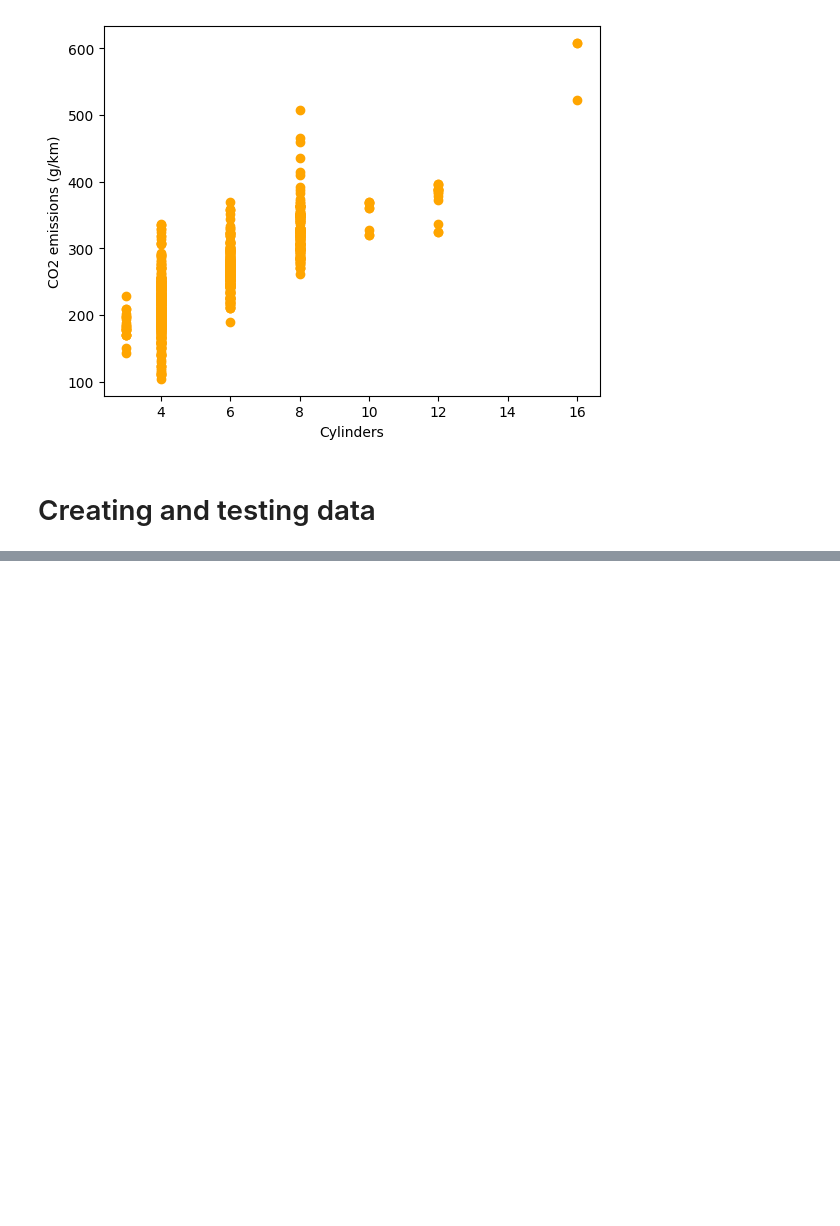
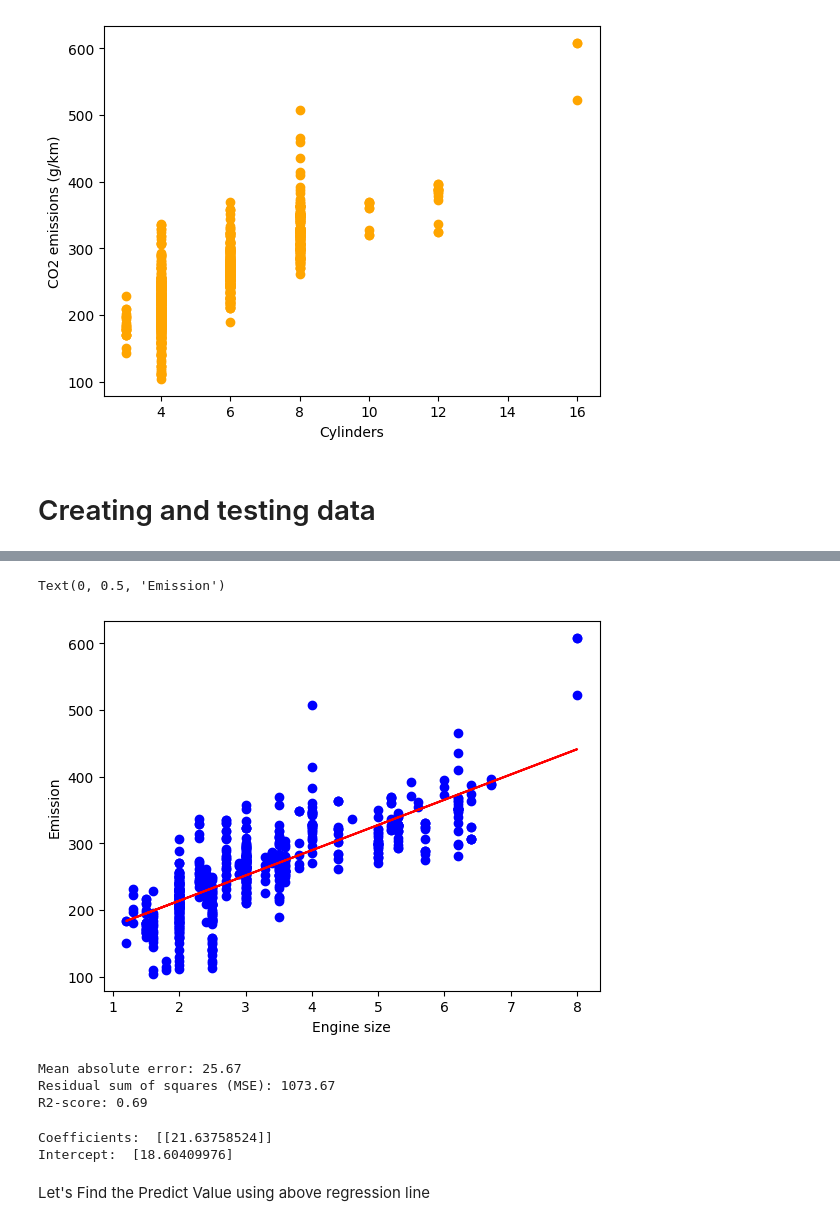
Before and after one commit to prabash-codes/engine-fuel-prediction, a Jupyter notebook: .dist/model.ipynb, the cells around one changed output, grey strips where cells are left out. Drawn from its saved outputs; the diff is of its cells as text; code cells hidden in the pictures; blank space fills up the shorter version.

```diff
--- a/.dist/model.ipynb
+++ b/.dist/model.ipynb
@@ -116,0 +173,22 @@ plt.show()
+# %%
+plt.scatter(train_ds.Engine_size, train_ds.CO2_emmisions ,  color='blue')
+plt.plot(train_x, regr.coef_[0][0]*train_x + regr.intercept_[0], color ='red')
+plt.xlabel("Engine size")
+plt.ylabel("Emission")
+# %% [output]
+Text(0, 0.5, 'Emission')
+[figure, added]
+# %%
+from sklearn.metrics import r2_score
+
+test_x = np.asanyarray(test_ds[['Engine_size']])
+test_y = np.asanyarray(test_ds[['CO2_emmisions']])
+test_y_hat = regr.predict(test_x)
+
+print("Mean absolute error: %.2f" % np.mean(np.absolute(test_y_hat - test_y)))
+print("Residual sum of squares (MSE): %.2f" % np.mean((test_y_hat- test_y) ** 2))
+print("R2-score: %.2f" % r2_score(test_y , test_y_hat) )
+# %% [output]
+Mean absolute error: 25.67
+Residual sum of squares (MSE): 1073.67
+R2-score: 0.69
@@ -116,0 +198,10 @@ plt.show()
+# %%
+regr = linear_model.LinearRegression()
+regr.fit(train_x, train_ds[['CO2_emmisions']]) # recheck this line
+print ('Coefficients: ', regr.coef_)
+print ('Intercept: ',regr.intercept_)
+# %% [output]
+Coefficients:  [[21.63758524]]
+Intercept:  [18.60409976]
+# %% [markdown]
+Let's Find the Predict Value using above regression line
```
Also changed, not shown: parts of 12 cells of this notebook.
